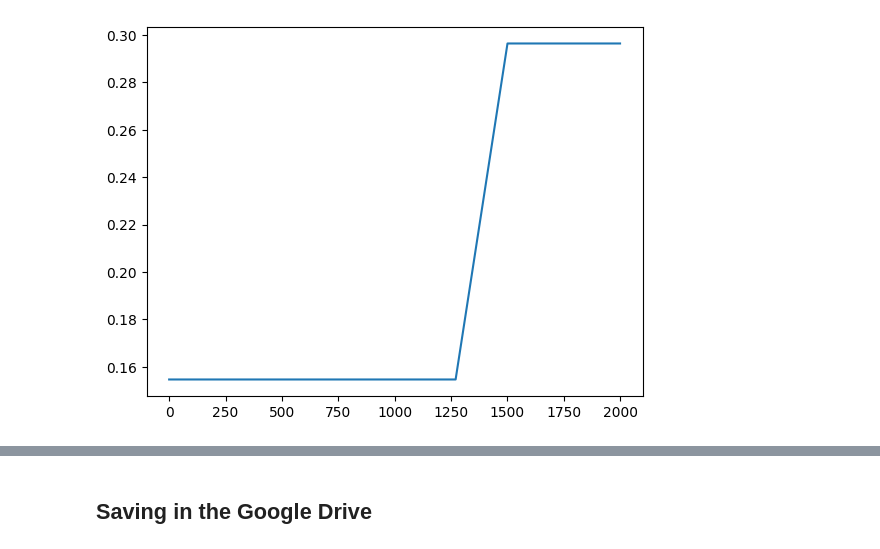
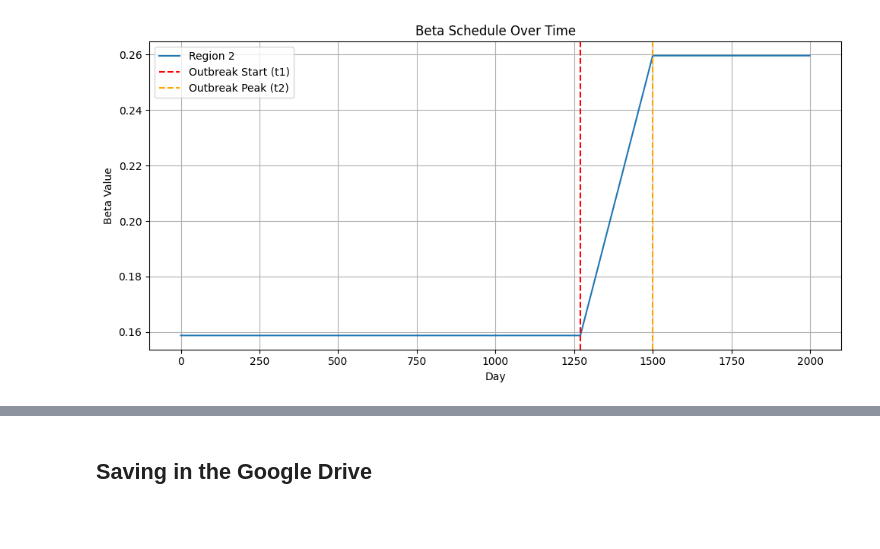
Before and after one commit to SahputraS/Outbreak-Simulation-and-Detection-Testing, a Jupyter notebook: SIRS_Metapopulation_With_Reporting.ipynb, the cells around one changed output, grey strips where cells are left out. Saved outputs shown, nothing was run; the diff lists cells and outputs as text; code cells hidden in the pictures; blank space fills up the shorter version.

```diff
--- a/SIRS_Metapopulation_With_Reporting.ipynb
+++ b/SIRS_Metapopulation_With_Reporting.ipynb
@@ -204,6 +155,0 @@ reporting_delay = np.minimum(delay_dist(2, size=(regions, days)), max_delay)
-# %%
-# Plot beta values (sample)
-plt.plot(beta_schedule[1])
-plt.show()
-# %% [output]
-[figure, removed]
@@ -210,3 +199,36 @@ plt.show()
+# %%
+## Parameters
+# SIRS
+regions = 25                         # Number of spatial regions must be able to be squared (weakness for now, to be fixed later)
+N_current = [1000] * regions         # Population per region
+
+gamma = 1/10                        # Recovery rate
+waning_rate = 1/30                  # Rate of losing immunity and back being susceptible
+days = 2000                         # Duration of simulation
+initial_infected = [30] * regions   # Initial infected per region
+initial_recovered = [30] * regions  # Initial recovered per region
+
+##### Beta scheduling experiment where the beta increase step by step to the outbreak high value
+beta_schedule, true_outbreak_label = generate_beta_schedule(
+    beta_low=np.random.uniform(0.15, 0.19, 25), # Infection rate during non outbreak period
+    beta_high=np.random.uniform(0.25, 0.3, 25), # Infection rate that causes outbreak
+    t1=1270,
+    t2=1500,
+    days=days,
+    plot=True
+)
+##########
+
+# Reporting
+reporting_rate_array = [0.8] * regions  # Reporting rate per region
+reported_cases = np.zeros((regions, days)) # Initialization for the reported cases array
+
+# If i want the delay
+max_delay = 3             # cap reporting delay
+delay_dist = np.random.poisson
+reporting_delay = np.minimum(delay_dist(2, size=(regions, days)), max_delay)
+# %% [output]
+[figure, added]
 # %%
 # Initialize SIR arrays
 S = np.zeros((regions, days))
```
Also changed, not shown: parts of 8 cells of this notebook.
